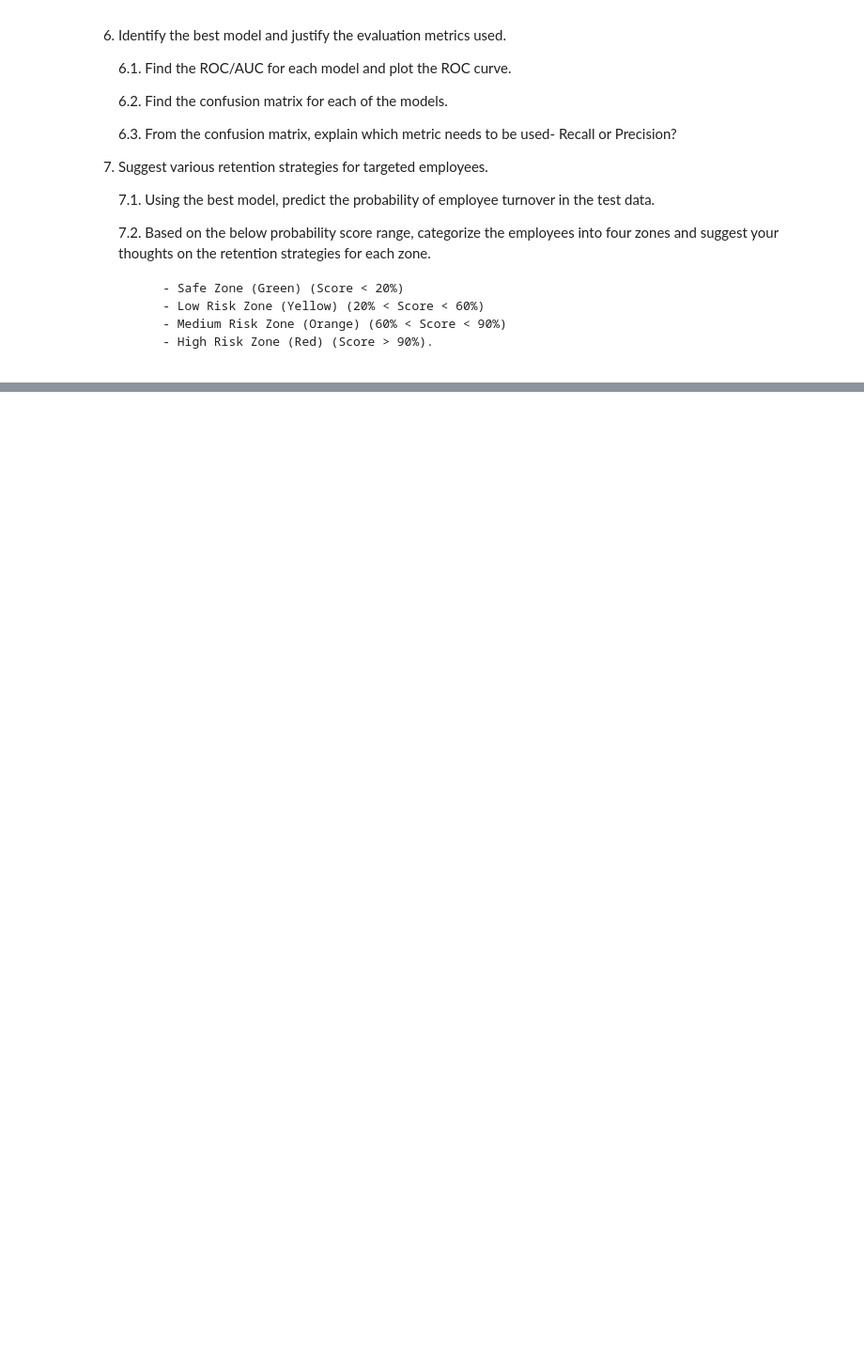
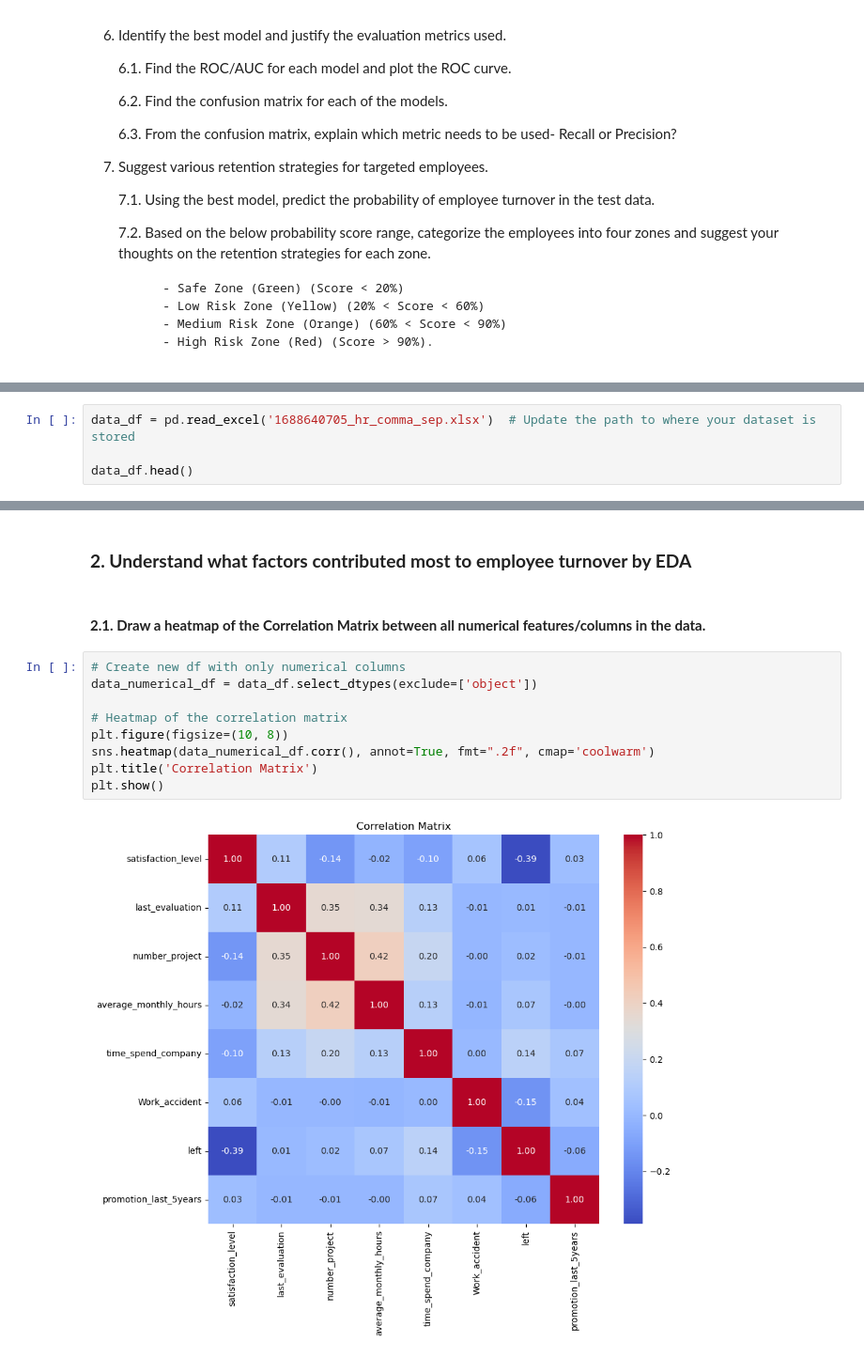
Before and after one commit to toddwalters/pgaiml-python-coding-examples, a Jupyter notebook: machine-learning/projects/employeeTurnoverAnalytics/1688640705_ToddWalters_mds_cep_ml_ps.ipynb, the cells around one changed output, grey strips where cells are left out. Shown at 94% size. Cells and saved outputs as stored; diff of their text form; blank space fills up the shorter version.

```diff
--- a/machine-learning/projects/employeeTurnoverAnalytics/1688640705_ToddWalters_mds_cep_ml_ps.ipynb
+++ b/machine-learning/projects/employeeTurnoverAnalytics/1688640705_ToddWalters_mds_cep_ml_ps.ipynb
@@ -109,0 +132,4 @@ Data from prior evaluations show the employee’s satisfaction at the workplace.
+# %%
+data_df = pd.read_excel('1688640705_hr_comma_sep.xlsx')  # Update the path to where your dataset is stored
+
+data_df.head()
@@ -109,0 +203,15 @@ Data from prior evaluations show the employee’s satisfaction at the workplace.
+# %% [markdown]
+### **2. Understand what factors contributed most to employee turnover by EDA**
+# %% [markdown]
+#### **2.1. Draw a heatmap of the Correlation Matrix between all numerical features/columns in the data.**
+# %%
+# Create new df with only numerical columns
+data_numerical_df = data_df.select_dtypes(exclude=['object'])
+
+# Heatmap of the correlation matrix
+plt.figure(figsize=(10, 8))
+sns.heatmap(data_numerical_df.corr(), annot=True, fmt=".2f", cmap='coolwarm')
+plt.title('Correlation Matrix')
+plt.show()
+# %% [output]
+[figure, added]
```
Also changed, not shown: parts of 45 cells of this notebook, 1 other file.
